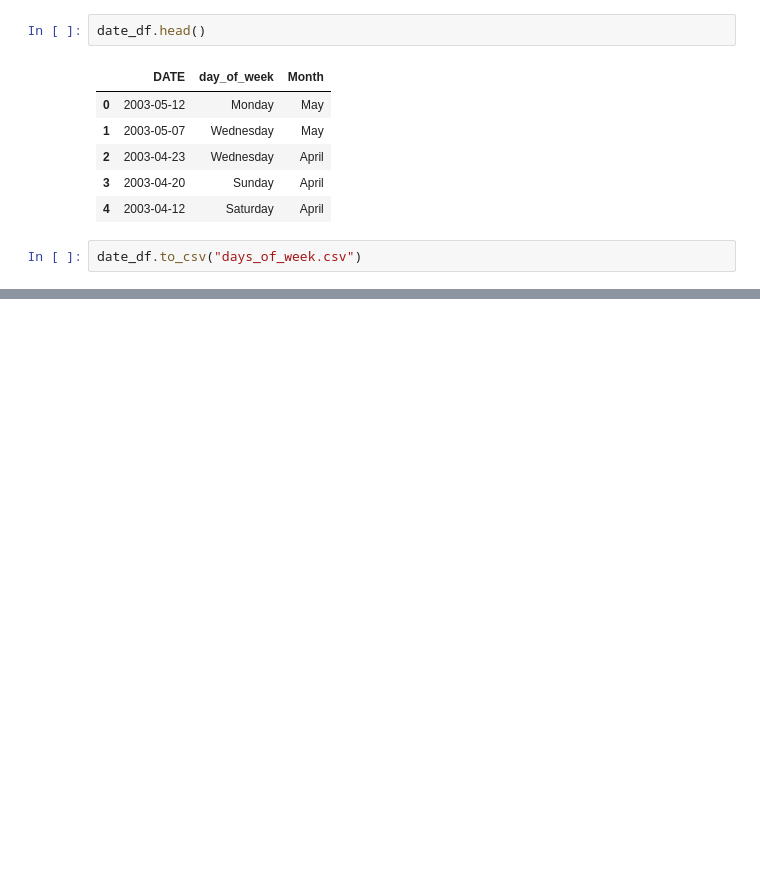
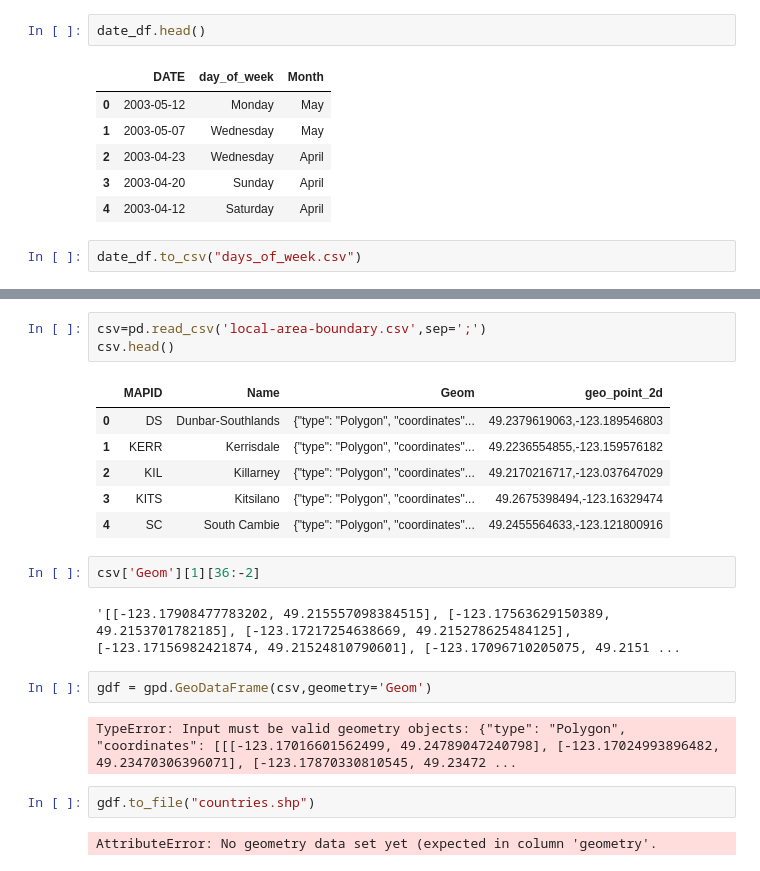
Before and after one commit to chluchy/van_crime, a Jupyter notebook: add_pre_process_Liza.ipynb, the cells around one changed output, grey strips where cells are left out. Drawn from its saved outputs; the diff is of its cells as text; blank space fills up the shorter version.

```diff
--- a/add_pre_process_Liza.ipynb
+++ b/add_pre_process_Liza.ipynb
@@ -57,0 +176,22 @@ date_df.to_csv("days_of_week.csv")
+# %%
+csv=pd.read_csv('local-area-boundary.csv',sep=';')
+csv.head()
+# %% [output]
+|  | MAPID | Name | Geom | geo_point_2d |
+| 0 | DS | Dunbar-Southlands | {"type": "Polygon", "coordinates"... | 49.2379619063,-123.189546803 |
+| 1 | KERR | Kerrisdale | {"type": "Polygon", "coordinates"... | 49.2236554855,-123.159576182 |
+| 2 | KIL | Killarney | {"type": "Polygon", "coordinates"... | 49.2170216717,-123.037647029 |
+| 3 | KITS | Kitsilano | {"type": "Polygon", "coordinates"... | 49.2675398494,-123.16329474 |
+| 4 | SC | South Cambie | {"type": "Polygon", "coordinates"... | 49.2455564633,-123.121800916 |
+# %%
+csv['Geom'][1][36:-2]
+# %% [output]
+'[[-123.17908477783202, 49.215557098384515], [-123.17563629150389, 49.2153701782185], [-123.17217254638669, 49.215278625484125], [-123.17156982421874, 49.21524810790601], [-123.17096710205075, 49.2151 ...
+# %%
+gdf = gpd.GeoDataFrame(csv,geometry='Geom')
+# %% [output]
+TypeError: Input must be valid geometry objects: {"type": "Polygon", "coordinates": [[[-123.17016601562499, 49.24789047240798], [-123.17024993896482, 49.23470306396071], [-123.17870330810545, 49.23472 ...
+# %%
+gdf.to_file("countries.shp")
+# %% [output]
+AttributeError: No geometry data set yet (expected in column 'geometry'.
```
Also changed, not shown: parts of 10 cells of this notebook, 7 other files.
